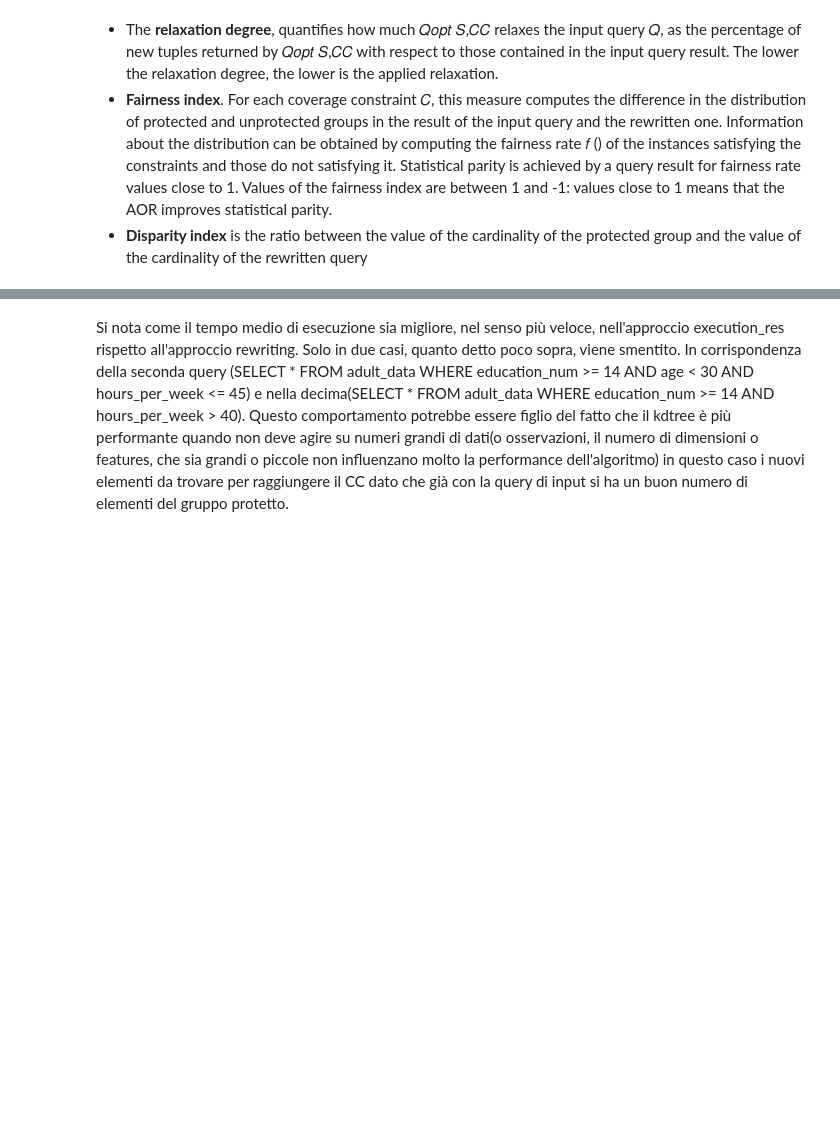
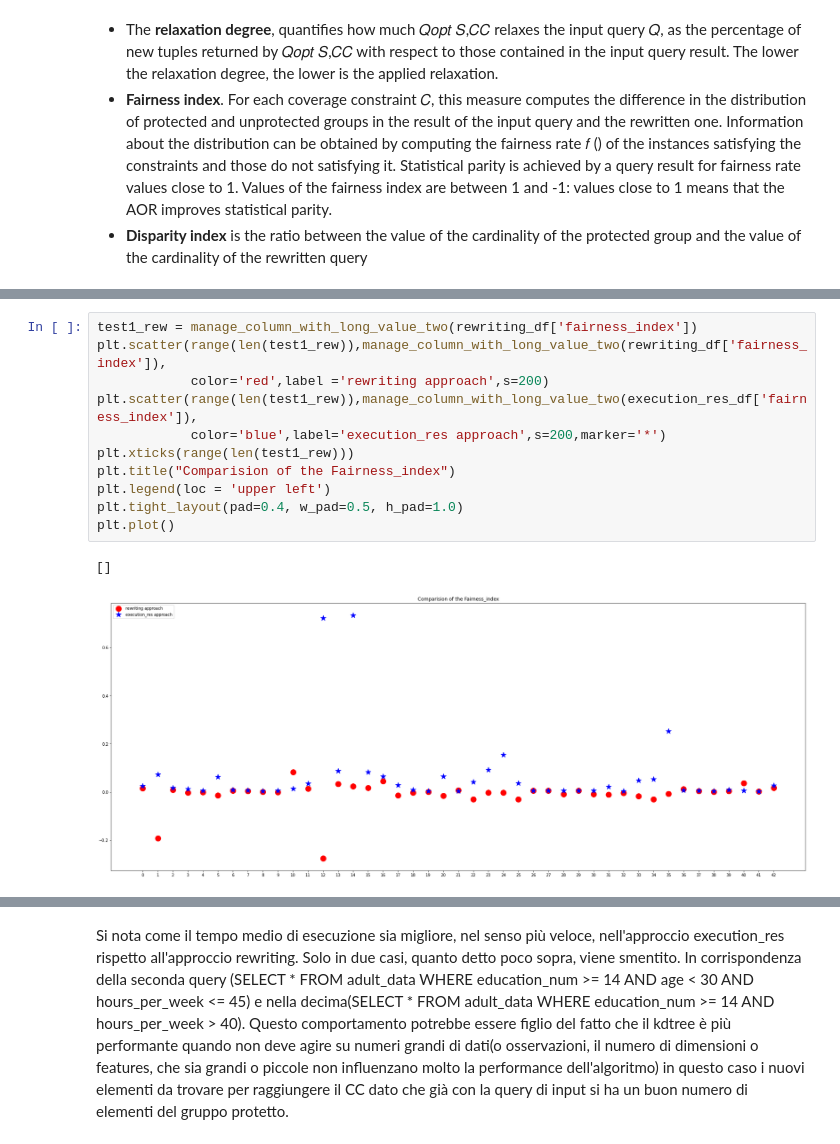
Before and after one commit to Nicogs43/KNN_coverage_constraint_query, a Jupyter notebook: Analysis_df_.ipynb, the cells around one changed output, grey strips where cells are left out. Cells and saved outputs as stored; diff of their text form; blank space fills up the shorter version.

```diff
--- a/Analysis_df_.ipynb
+++ b/Analysis_df_.ipynb
@@ -198,3 +217,17 @@ plt.plot()
+# %%
+test1_rew = manage_column_with_long_value_two(rewriting_df['fairness_index'])
+plt.scatter(range(len(test1_rew)),manage_column_with_long_value_two(rewriting_df['fairness_index']),
+            color='red',label ='rewriting approach',s=200)
+plt.scatter(range(len(test1_rew)),manage_column_with_long_value_two(execution_res_df['fairness_index']),
+            color='blue',label='execution_res approach',s=200,marker='*')
+plt.xticks(range(len(test1_rew)))
+plt.title("Comparision of the Fairness_index")
+plt.legend(loc = 'upper left')
+plt.tight_layout(pad=0.4, w_pad=0.5, h_pad=1.0)
+plt.plot()
+# %% [output]
+[]
+[figure, added]
 # %%
 fairness_test = np.where(manage_column_with_long_value_two(rewriting_df['fairness_index'])<manage_column_with_long_value_two(execution_res_df['fairness_index']),True , False)
 fairness_test
```
Also changed, not shown: parts of 41 cells of this notebook.
